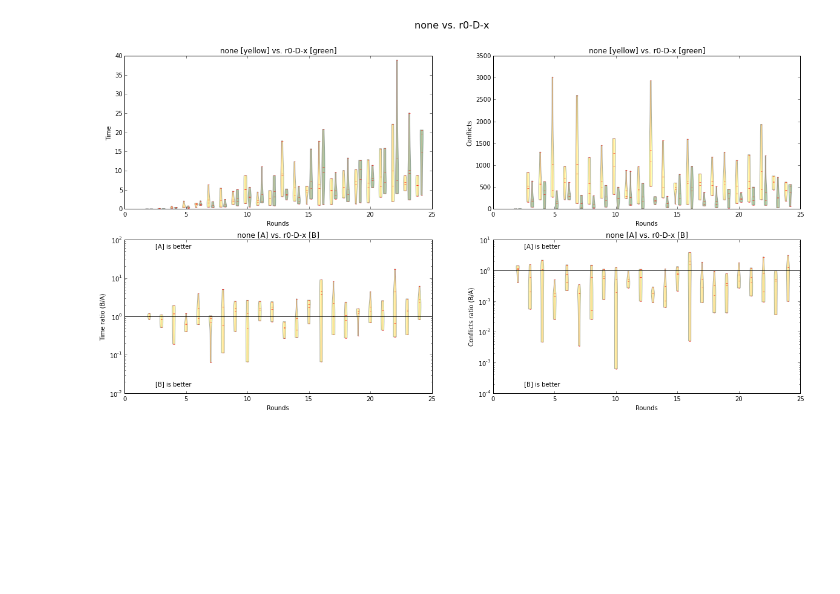
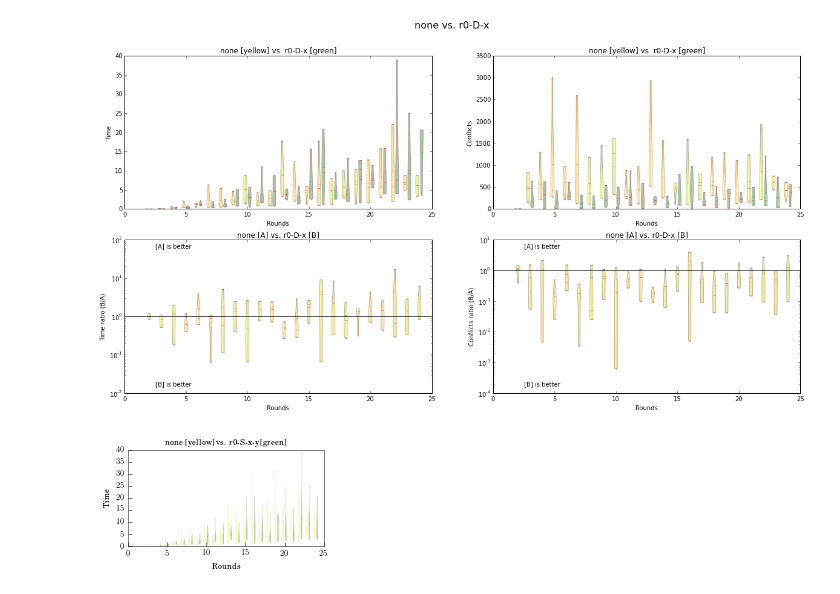
Before and after one commit to lacop/master-thesis-code, a Jupyter notebook: ntb/Best run comparison.ipynb, the cells around one changed output. Saved outputs shown, nothing was run; the diff lists cells and outputs as text; code cells hidden in the pictures; blank space fills up the shorter version.

```diff
--- a/ntb/Best run comparison.ipynb
+++ b/ntb/Best run comparison.ipynb
@@ -125,3 +124,30 @@ compare_bos(b'none', b'r0-D-x')
 # %% [output]
 [figure]
 [figure]
+# %%
+params = {'backend': 'ps',
+          'text.latex.preamble': ['\\usepackage{gensymb}'],
+          'axes.labelsize': 8, # fontsize for x and y labels (was 10)
+          'axes.titlesize': 8,
+          'axes.linewidth': 0.5,
+          'font.size': 6, # was 10
+          'legend.fontsize': 8, # was 10
+          'xtick.labelsize': 8,
+          'ytick.labelsize': 8,
+          'text.usetex': True,
+          'figure.figsize': [3.3,2],
+          'font.family': 'serif'
+}
+matplotlib.rcParams.update(params)
+# %%
+fig = plt.figure()
+#fig.suptitle(bo1.decode() + ' vs. ' + bo2.decode(), fontsize=16)
+ax = fig.add_subplot(1,1,1)
+plot_side_by_side(best_times, 'Time', ax, b'none', b'r0-S-x-y')
+ax.xaxis.set_ticks_position('bottom')
+ax.yaxis.set_ticks_position('left')
+#ax.set_title('')
+plt.tight_layout()
+plt.savefig('sbs-time-none-r0sxy.pdf')
+# %% [output]
+[figure, added]
```
Also changed, not shown: parts of 11 cells of this notebook.
